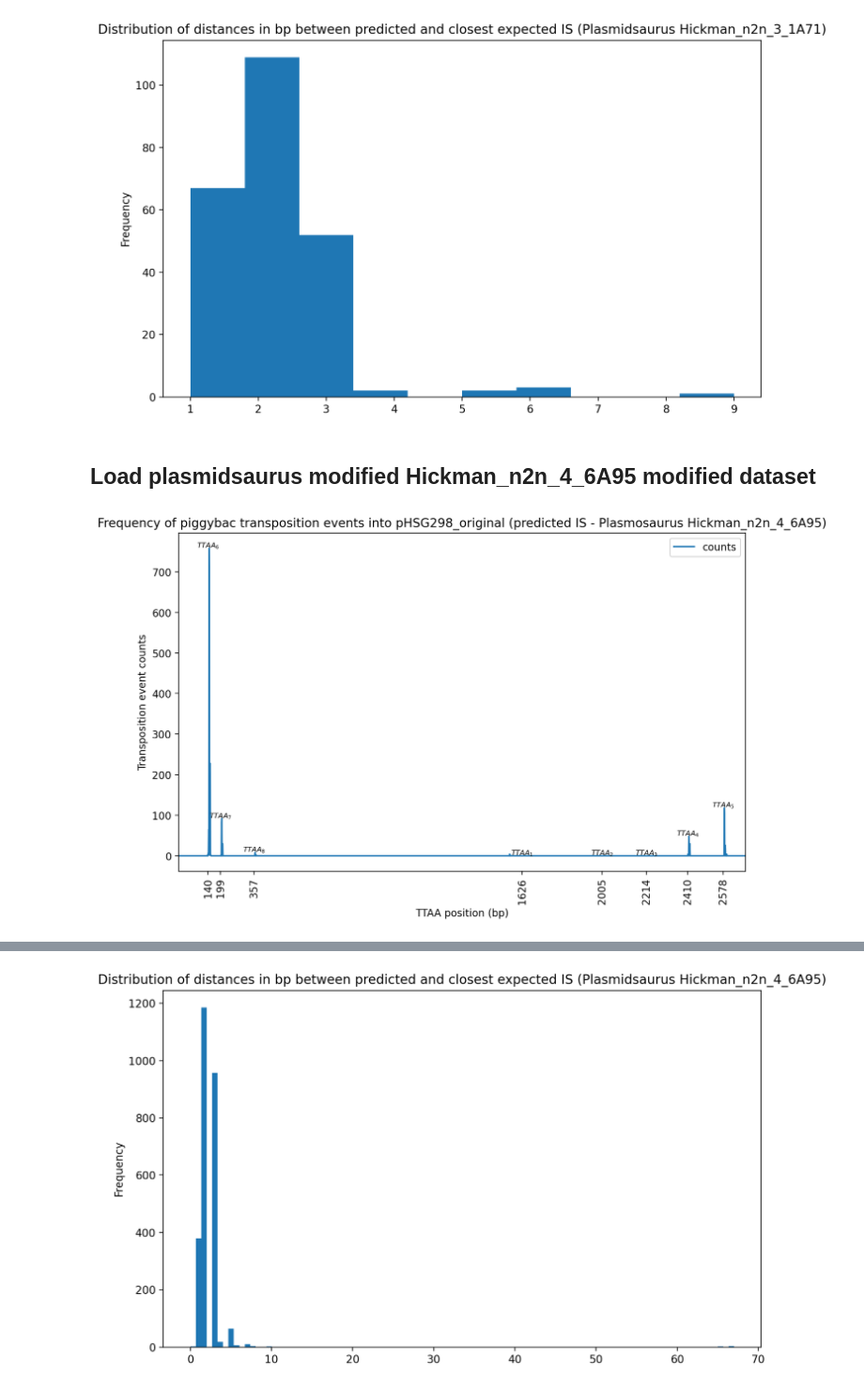
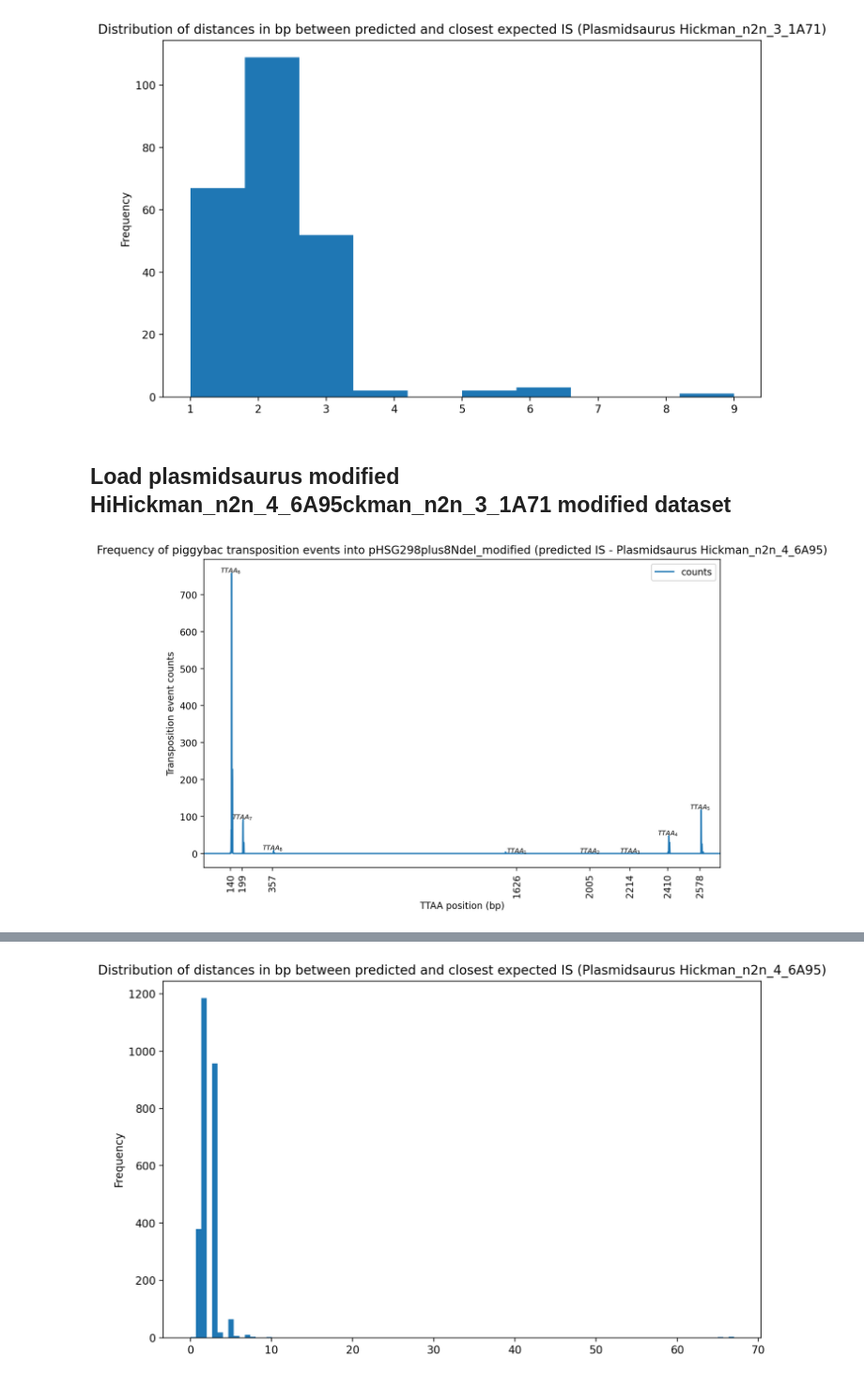
Before and after one commit to TriLab-bioinf/HAASE_LAB_TK_41, a Jupyter notebook: predict_IS_from_single_end_blast.ipynb, the cells around one changed output, grey strips where cells are left out. Shown at 94% size. Cells and saved outputs as stored; diff of their text form; code cells hidden in the pictures.

```diff
--- a/predict_IS_from_single_end_blast.ipynb
+++ b/predict_IS_from_single_end_blast.ipynb
@@ -632,7 +632,7 @@ plt.show(p2_hist)
 # %% [output]
 [figure]
 # %% [markdown]
-## Load plasmidsaurus modified Hickman_n2n_4_6A95 modified dataset
+## Load plasmidsaurus modified HiHickman_n2n_4_6A95ckman_n2n_3_1A71 modified dataset
 # %%
 # Load blastn result
 my_blastn_file = './PLASMIDSAURUS/Hickman_n2n_4_6A95_trimmed.filter.hits.flanking_vs_modified.NR.bn'
@@ -657,30 +657,30 @@ my_freq_mod_expected_hick_4 = calculate_is_frequency_by_expected(is_results_mod_
 # %%
 IS=[140,199,357,1626,2005,2214,2410,2578]
 
 p1 = my_freq_mod_hick_4.plot(x='coords_x', y='counts',
             xlabel='TTAA position (bp)',
             ylabel='Transposition event counts',
             xlim=(1,2683),
             xticks=(140,199,357,1626,2005,2214,2410,2578),
             rot=90
             )
 
-p1.set_title('Frequency of piggybac transposition events into pHSG298_original (predicted IS - Plasmosaurus Hickman_n2n_4_6A95)')
+p1.set_title('Frequency of piggybac transposition events into pHSG298plus8NdeI_modified (predicted IS - Plasmidsaurus Hickman_n2n_4_6A95)')
 p1.text(IS[0], my_freq_mod_hick_4.iloc[IS[0]-10:IS[0]+10]['counts'].max() + 2, "$TTAA_6$", horizontalalignment='center', fontsize='7', color='black', weight='semibold')
 p1.text(IS[1], my_freq_mod_hick_4.iloc[IS[1]-10:IS[1]+10]['counts'].max() + 1, "$TTAA_7$", horizontalalignment='center', fontsize='7', color='black', weight='semibold')
 p1.text(IS[2], my_freq_mod_hick_4.iloc[IS[2]-10:IS[2]+10]['counts'].max() + 2, "$TTAA_8$", horizontalalignment='center', fontsize='7', color='black', weight='semibold')
 p1.text(IS[3], my_freq_mod_hick_4.iloc[IS[3]-10:IS[3]+10]['counts'].max() + 2, "$TTAA_1$", horizontalalignment='center', fontsize='7', color='black', weight='semibold')
 p1.text(IS[4], my_freq_mod_hick_4.iloc[IS[4]-10:IS[4]+10]['counts'].max() + 2, "$TTAA_2$", horizontalalignment='center', fontsize='7', color='black', weight='semibold')
 p1.text(IS[5], my_freq_mod_hick_4.iloc[IS[5]-10:IS[5]+10]['counts'].max() + 2, "$TTAA_3$", horizontalalignment='center', fontsize='7', color='black', weight='semibold')
 p1.text(IS[6], my_freq_mod_hick_4.iloc[IS[6]-10:IS[6]+10]['counts'].max() + 2, "$TTAA_4$", horizontalalignment='center', fontsize='7', color='black', weight='semibold')
 p1.text(IS[7], my_freq_mod_hick_4.iloc[IS[7]-10:IS[7]+10]['counts'].max() + 2, "$TTAA_5$", horizontalalignment='center', fontsize='7', color='black', weight='semibold')
 
 plt.show(p1)
 
 fig = p1.get_figure()
 fig.savefig('hick_4_vs_modified_predicted.pdf')
 # %% [output]
-[figure, old version]
+[figure, new version]
 # %%
 IS=[148,206,365,1634,2013,2222,2418,2586]
 
```
Also changed, not shown: parts of 7 cells of this notebook, 1 other file.
